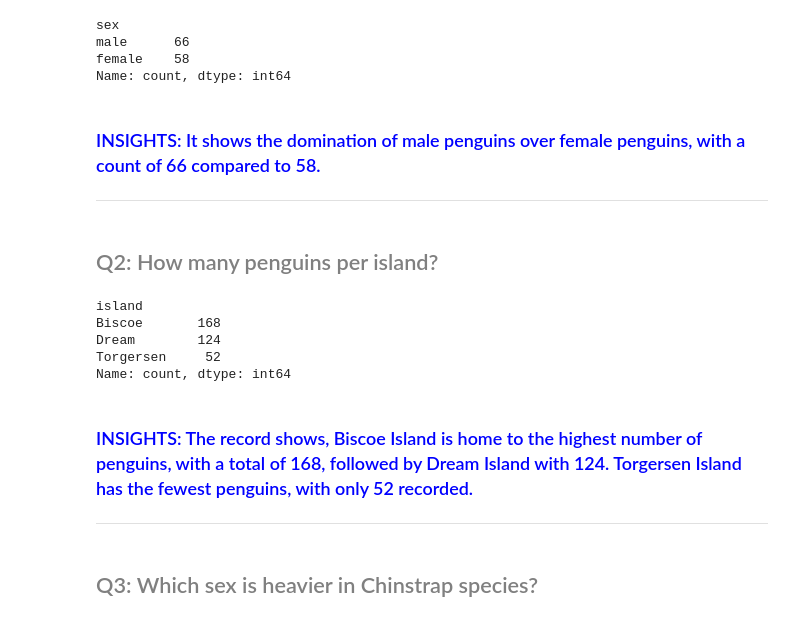
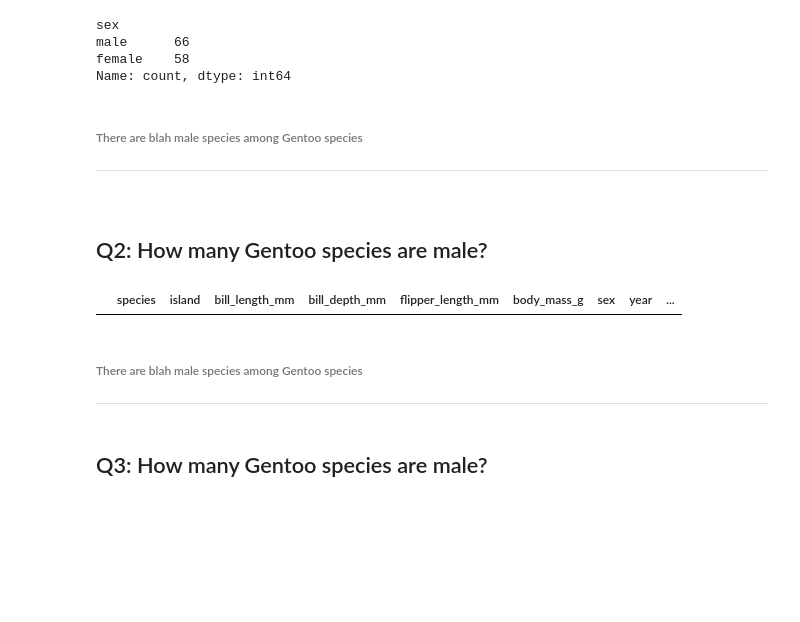
Before and after one commit to louiezzy/ELEC303-DataAnalytics, a Jupyter notebook: Activity 1.ipynb, the cells around one changed output. Saved outputs shown, nothing was run; the diff lists cells and outputs as text; code cells hidden in the pictures; blank space fills up the shorter version.

```diff
--- a/Activity 1.ipynb
+++ b/Activity 1.ipynb
@@ -420,22 +420,17 @@ male      66
 female    58
 Name: count, dtype: int64
 # %% [markdown]
-<h3 style="color:blue">INSIGHTS: It shows the domination of male penguins over female penguins, with a count of 66 compared to 58.</h3>
+<h6>There are blah male species among Gentoo species </h3>
 <hr>
 # %% [markdown]
 
-<h2 style="color:gray"> Q2: How many penguins per island? </h2>
+<h2> Q2: How many Gentoo species are male? </h2>
 # %%
-p_island_counts = penguins['island'].value_counts()
-p_island_counts
+penguins[(penguins['species'] == 'Chinstrap') & (penguins['sex'] == 'Chinstrap')]
 # %% [output]
-island
-Biscoe       168
-Dream        124
-Torgersen     52
-Name: count, dtype: int64
+|  | species | island | bill_length_mm | bill_depth_mm | flipper_length_mm | body_mass_g | sex | year | ... |
 # %% [markdown]
-<h3 style="color:blue">INSIGHTS: The record shows, Biscoe Island is home to the highest number of penguins, with a total of 168, followed by Dream Island with 124. Torgersen Island has the fewest penguins, with only 52 recorded.</h3>
+<h6>There are blah male species among Gentoo species </h6>
 <hr>
 # %% [markdown]
-<h2 style="color:gray"> Q3: Which sex is heavier in Chinstrap species?</h2>
+<h2> Q3: How many Gentoo species are male? </h2>
```
Also changed, not shown: parts of 27 cells of this notebook.
